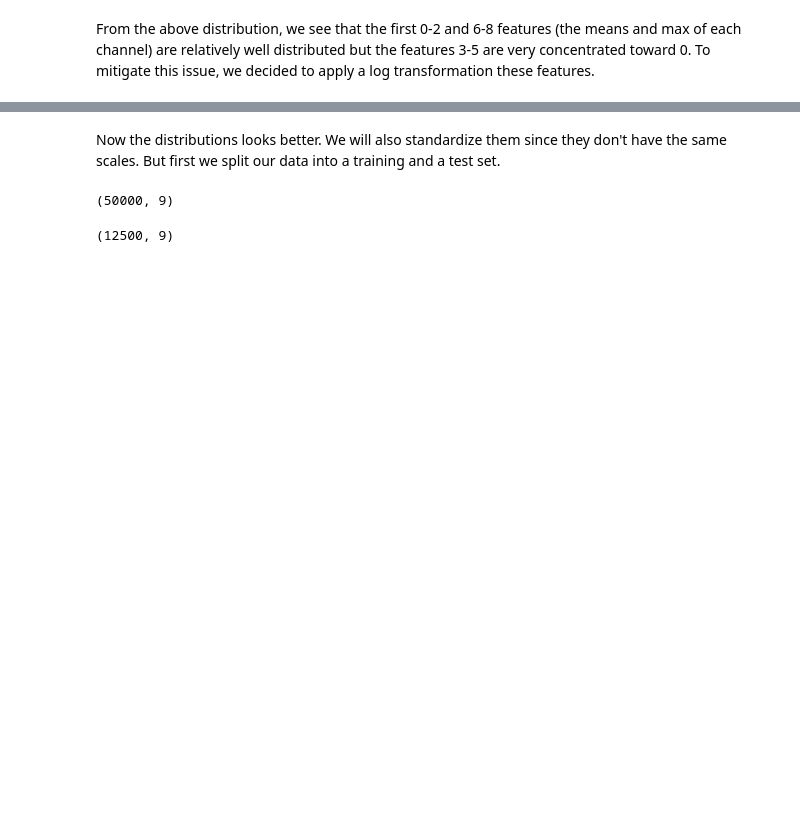
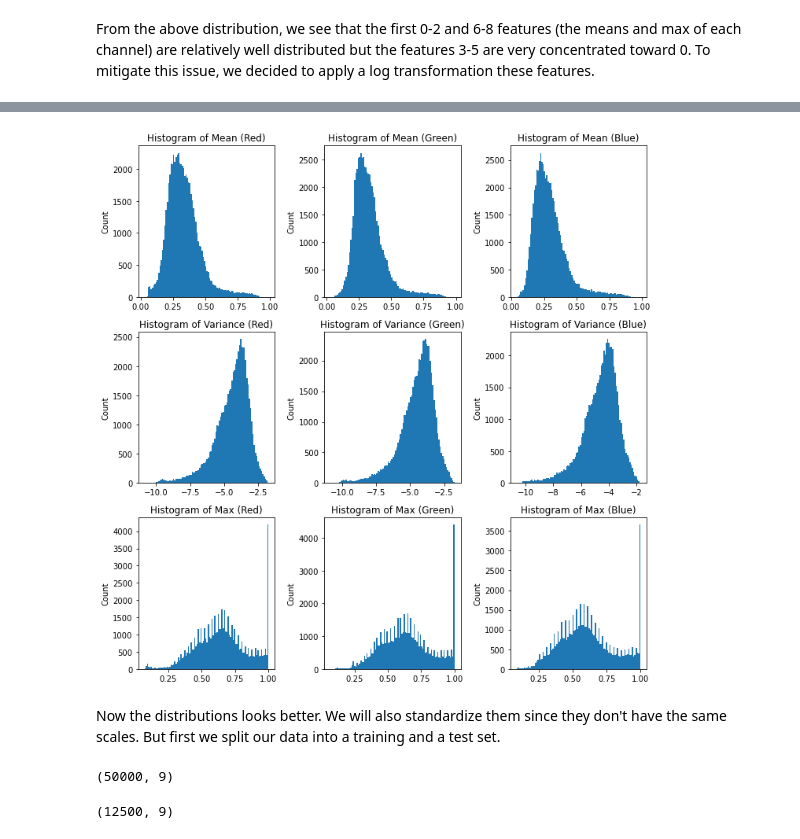
Before and after one commit to CS-433/ml-project-2-teamphilippe2, a Jupyter notebook: baseline.ipynb, the cells around one changed output, grey strips where cells are left out. Saved outputs shown, nothing was run; the diff lists cells and outputs as text; code cells hidden in the pictures; blank space fills up the shorter version.

Commit message:
Baseline for report, autoencoder

```diff
--- a/baseline.ipynb
+++ b/baseline.ipynb
@@ -116,3 +96,7 @@ plot_features_distributions(X_transformed)
+# %%
+plot_features_distributions(X_transformed, save_img=True, path='plots/baseline_features_log_dist.png')
+# %% [output]
+[figure, added]
 # %% [markdown]
 Now the distributions looks better. We will also standardize them since they don't have the same scales. But first we split our data into a training and a test set.
 # %%
```
Also changed, not shown: parts of 16 cells of this notebook, 5 other files.
